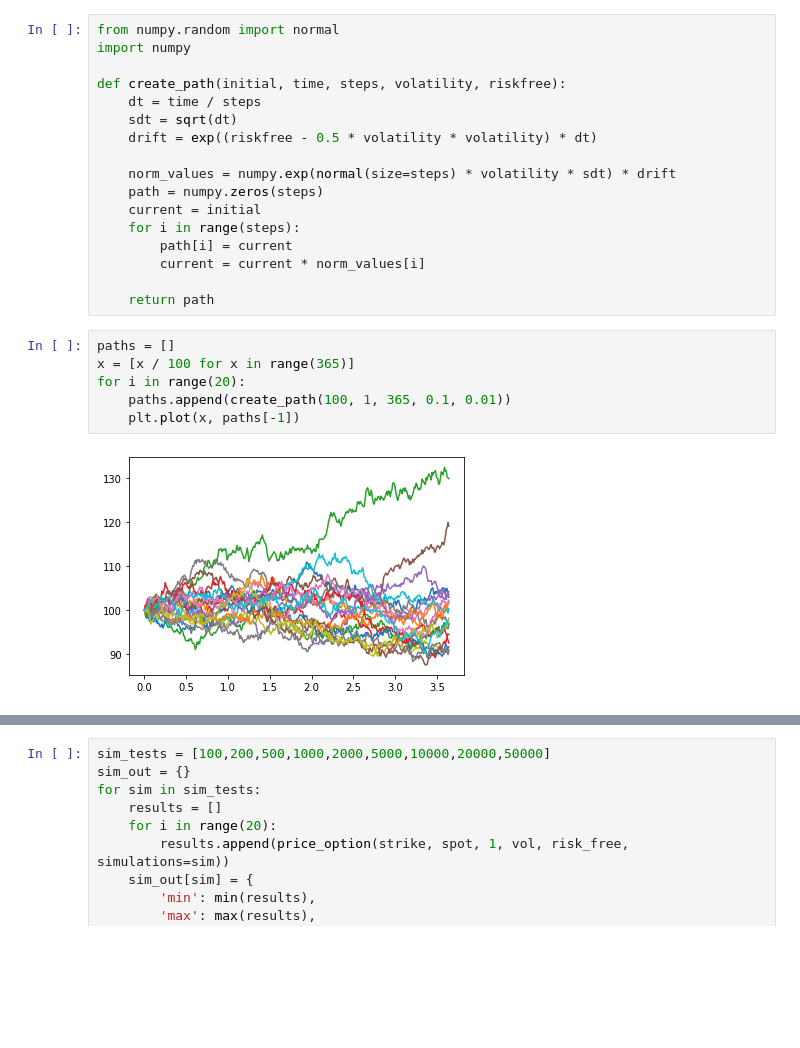
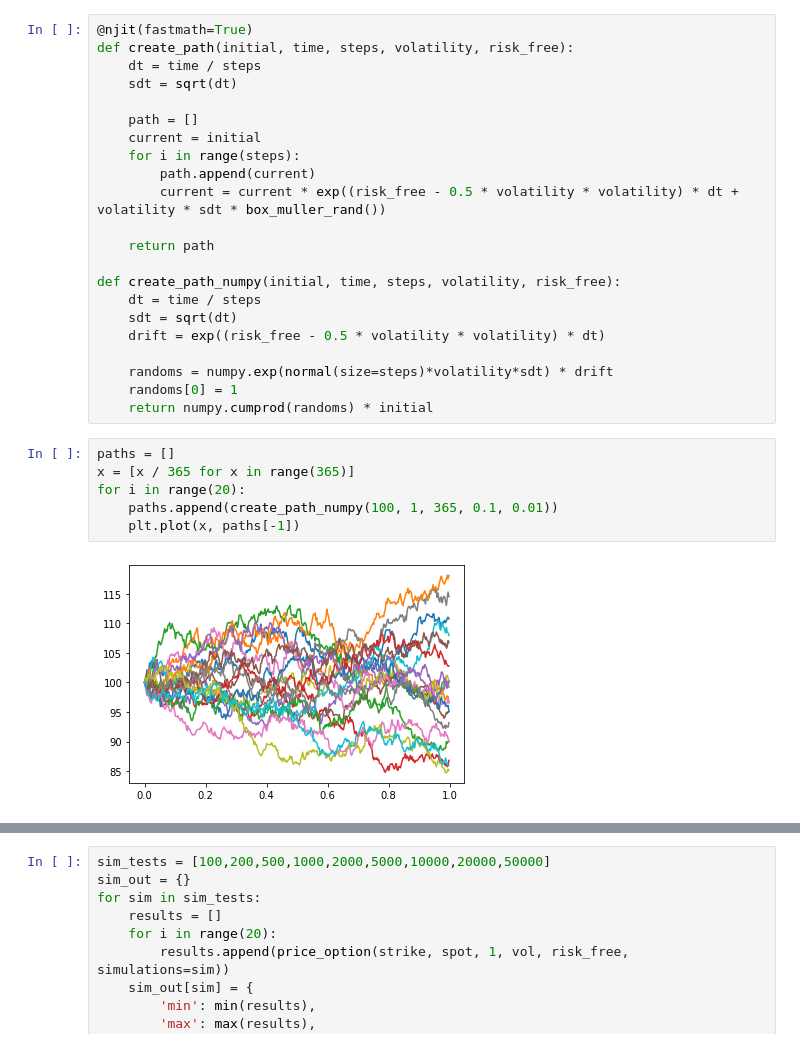
Before and after one commit to jdunkerley/jdunkerley, a Jupyter notebook: montecarlo.ipynb, the cells around one changed output, grey strips where cells are left out. Saved outputs shown, nothing was run; the diff lists cells and outputs as text; blank space fills up the shorter version.

```diff
--- a/montecarlo.ipynb
+++ b/montecarlo.ipynb
@@ -26,28 +35,33 @@ plt.show()
-# %%
-from numpy.random import normal
-import numpy
-
-def create_path(initial, time, steps, volatility, riskfree):
-    dt = time / steps
-    sdt = sqrt(dt)
-    drift = exp((riskfree - 0.5 * volatility * volatility) * dt)
-
-    norm_values = numpy.exp(normal(size=steps) * volatility * sdt) * drift
-    path = numpy.zeros(steps)
-    current = initial
-    for i in range(steps):
-        path[i] = current
-        current = current * norm_values[i]
-
-    return path
+# %%
+@njit(fastmath=True)
+def create_path(initial, time, steps, volatility, risk_free):
+    dt = time / steps
+    sdt = sqrt(dt)
+
+    path = []
+    current = initial
+    for i in range(steps):
+        path.append(current)
+        current = current * exp((risk_free - 0.5 * volatility * volatility) * dt + volatility * sdt * box_muller_rand())
+
+    return path
+
+def create_path_numpy(initial, time, steps, volatility, risk_free):
+    dt = time / steps
+    sdt = sqrt(dt)
+    drift = exp((risk_free - 0.5 * volatility * volatility) * dt)
+
+    randoms = numpy.exp(normal(size=steps)*volatility*sdt) * drift
+    randoms[0] = 1
+    return numpy.cumprod(randoms) * initial
 # %%
 paths = []
-x = [x / 100 for x in range(365)]
+x = [x / 365 for x in range(365)]
 for i in range(20):
-    paths.append(create_path(100, 1, 365, 0.1, 0.01))
+    paths.append(create_path_numpy(100, 1, 365, 0.1, 0.01))
     plt.plot(x, paths[-1])
 # %% [output]
-[figure, old version]
+[figure, new version]
 # %%
 def price_option(strike, spot, time, volatility, risk_free, call_or_put='c', knockin=None, knockout=None, simulations=2000, steps_per_unit = 365):
     if knockin and knockout:
```
Also changed, not shown: parts of 10 cells of this notebook.
